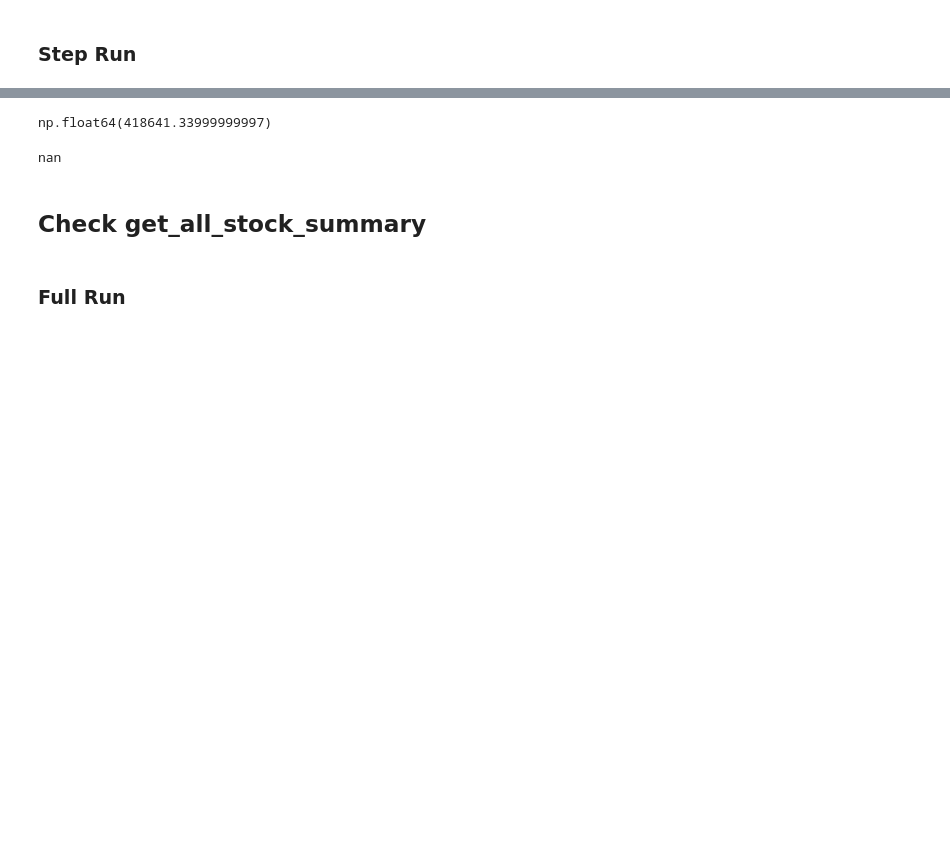
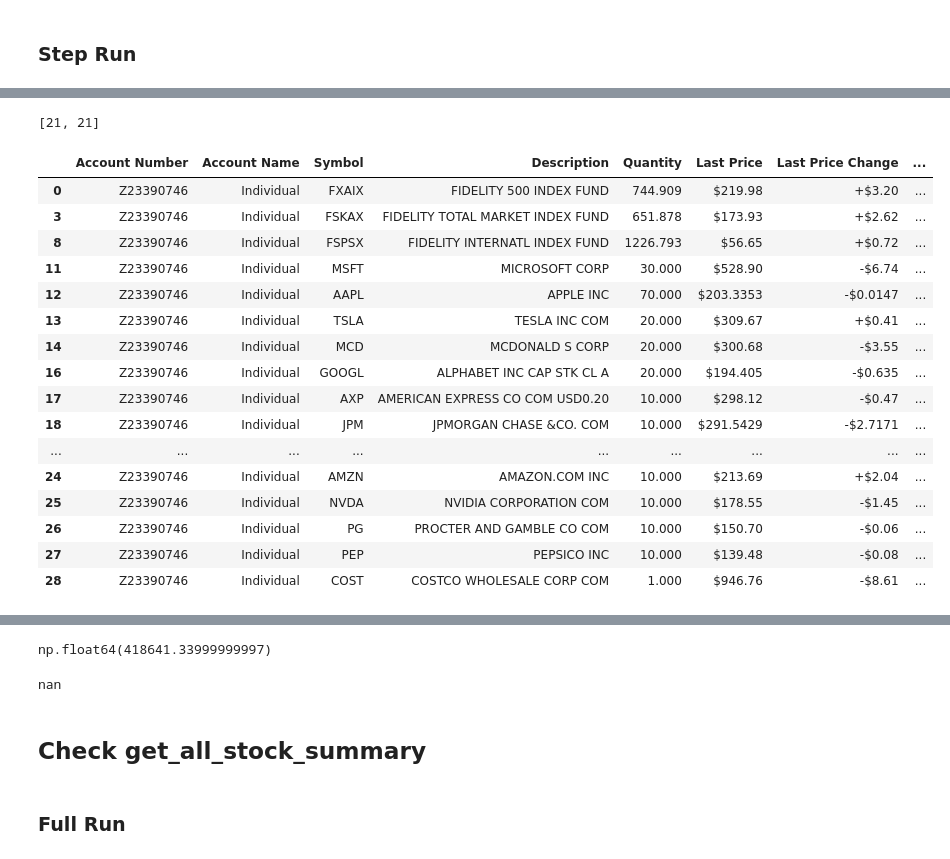
Before and after one commit to yifan-lee/fidelity-portfolio-tracker, a Jupyter notebook: Dev.ipynb, the cells around one changed output, grey strips where cells are left out. Cells and saved outputs as stored; diff of their text form; code cells hidden in the pictures; blank space fills up the shorter version.

```diff
--- a/Dev.ipynb
+++ b/Dev.ipynb
@@ -550,8 +579,9 @@ portfolio.position[portfolio.position[colName].isin(listKeys)]
 # %%
-
-cashflows = trans['Amount ($)'].tolist()
-dates = trans['Run Date'].tolist()
-current_value = self.position.loc[self.position[colName].isin(listKeys), 'Current Value'].sum()
-cashflows.append(current_value)
-dates.append(self.cob)
-irr = compute_irr(cashflows, dates, self.cob)
+colNameD = 'Description'
+listKeysD = individualPortfolio.get_stock_description_list()
+transD = individualPortfolio.transactions[individualPortfolio.transactions[colNameD].isin(listKeysD)]
+cashflowsD = transD['Amount ($)'].tolist()
+datesD = transD['Run Date'].tolist()
+current_valueD = individualPortfolio.position.loc[individualPortfolio.position[colNameD].isin(listKeysD), 'Current Value'].sum()
+# cashflows.append(current_value)
+# dates.append(portfolio.cob)
@@ -557,0 +632,24 @@ irr = compute_irr(cashflows, dates, self.cob)
+# %%
+[len(listKeysS),len(listKeysD)]
+# %% [output]
+[21, 21]
+# %%
+individualPortfolio.position[individualPortfolio.position[colNameD].isin(listKeysD)]
+# %% [output]
+|  | Account Number | Account Name | Symbol | Description | Quantity | Last Price | Last Price Change | ... |
+| 0 | Z23390746 | Individual | FXAIX | FIDELITY 500 INDEX FUND | 744.909 | $219.98 | +$3.20 | ... |
+| 3 | Z23390746 | Individual | FSKAX | FIDELITY TOTAL MARKET INDEX FUND | 651.878 | $173.93 | +$2.62 | ... |
+| 8 | Z23390746 | Individual | FSPSX | FIDELITY INTERNATL INDEX FUND | 1226.793 | $56.65 | +$0.72 | ... |
+| 11 | Z23390746 | Individual | MSFT | MICROSOFT CORP | 30.000 | $528.90 | -$6.74 | ... |
+| 12 | Z23390746 | Individual | AAPL | APPLE INC | 70.000 | $203.3353 | -$0.0147 | ... |
+| 13 | Z23390746 | Individual | TSLA | TESLA INC COM | 20.000 | $309.67 | +$0.41 | ... |
+| 14 | Z23390746 | Individual | MCD | MCDONALD S CORP | 20.000 | $300.68 | -$3.55 | ... |
+| 16 | Z23390746 | Individual | GOOGL | ALPHABET INC CAP STK CL A | 20.000 | $194.405 | -$0.635 | ... |
+| 17 | Z23390746 | Individual | AXP | AMERICAN EXPRESS CO COM USD0.20 | 10.000 | $298.12 | -$0.47 | ... |
+| 18 | Z23390746 | Individual | JPM | JPMORGAN CHASE &CO. COM | 10.000 | $291.5429 | -$2.7171 | ... |
+| ... | ... | ... | ... | ... | ... | ... | ... | ... |
+| 24 | Z23390746 | Individual | AMZN | AMAZON.COM INC | 10.000 | $213.69 | +$2.04 | ... |
+| 25 | Z23390746 | Individual | NVDA | NVIDIA CORPORATION COM | 10.000 | $178.55 | -$1.45 | ... |
+| 26 | Z23390746 | Individual | PG | PROCTER AND GAMBLE CO COM | 10.000 | $150.70 | -$0.06 | ... |
+| 27 | Z23390746 | Individual | PEP | PEPSICO INC | 10.000 | $139.48 | -$0.08 | ... |
+| 28 | Z23390746 | Individual | COST | COSTCO WHOLESALE CORP COM | 1.000 | $946.76 | -$8.61 | ... |
```
Also changed, not shown: parts of 18 cells of this notebook.
